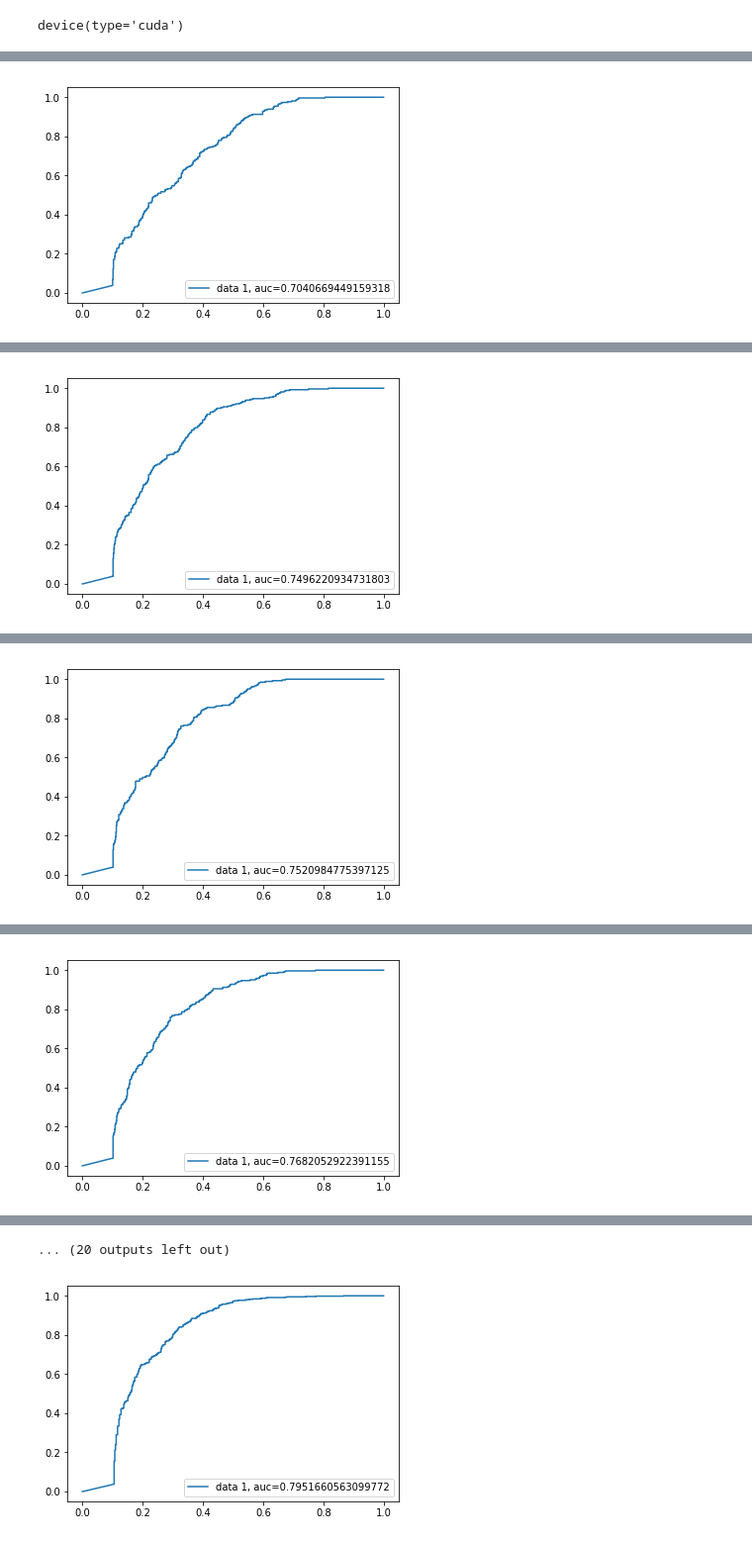
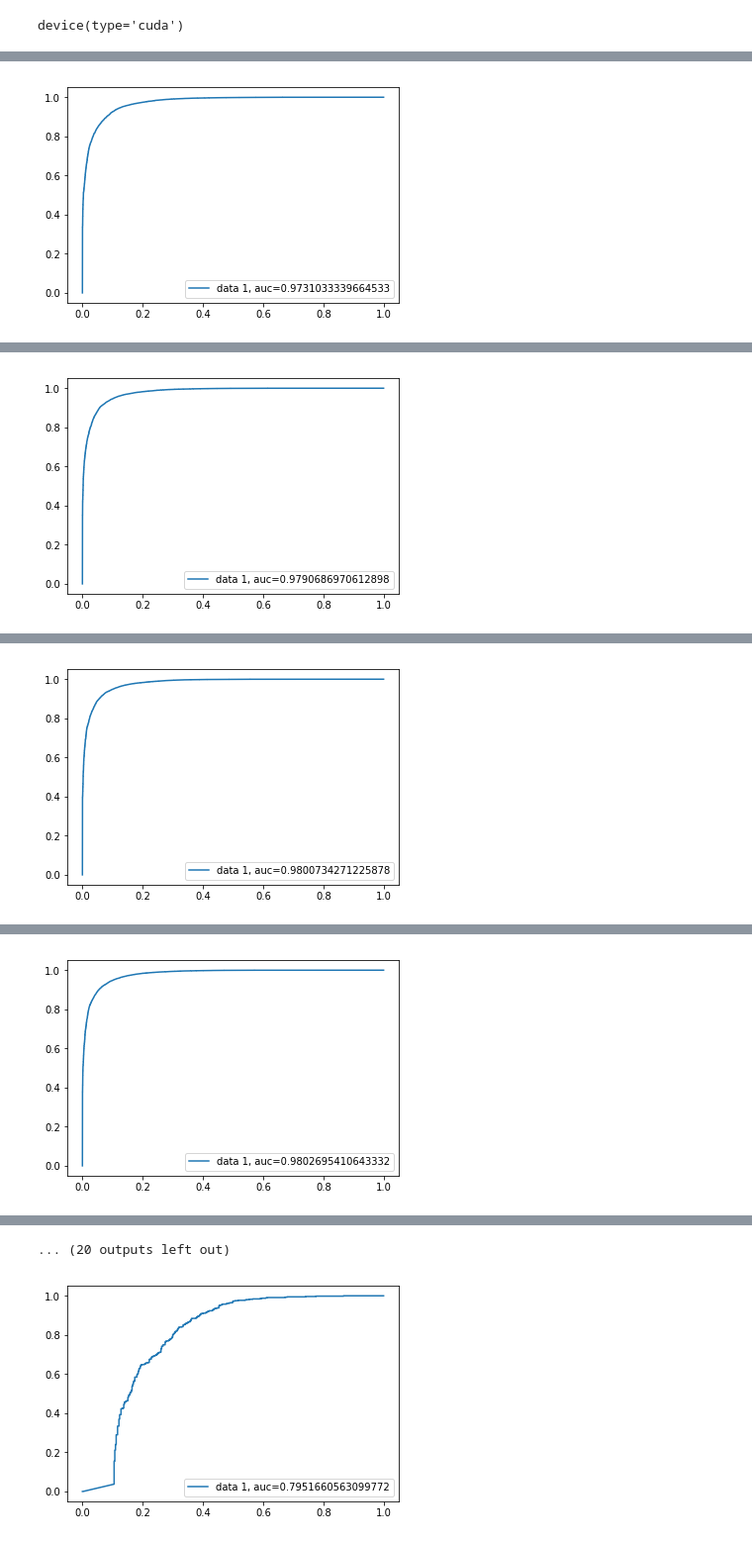
Before and after one commit to horiazegheru/homoglyph-siamese-cnn, a Jupyter notebook: Homoglyph.ipynb, the cells around one changed output, grey strips where cells are left out. Shown: that part at 99% size. Saved outputs shown, nothing was run; the diff lists cells and outputs as text; code cells hidden in the pictures.

```diff
--- a/Homoglyph.ipynb
+++ b/Homoglyph.ipynb
@@ -49,19 +27,19 @@ device
 # %% [output]
 device(type='cuda')
 # %%
-dataset_type = 'process'
-#dataset_type = 'domain'
+# dataset_type = 'process'
+dataset_type = 'domain'
 
 OUTPUT_DIR = 'output'
 
 if dataset_type == 'domain':
     OUTPUT_FILE = os.path.join(OUTPUT_DIR, 'domain_results.pkl')
-    INPUT_FILE = os.path.join('./gdrive/My Drive/Colab Notebooks/data', 'domains_spoof.pkl')
+    INPUT_FILE = os.path.join('./data', 'domains_spoof.pkl')
     IMAGE_FILE = os.path.join(OUTPUT_DIR, 'domains_roc_curve.png')
     OUTPUT_NAME = 'Domain Spoofing'
 elif dataset_type == 'process':
     OUTPUT_FILE = os.path.join(OUTPUT_DIR, 'process_results.pkl')
-    INPUT_FILE = os.path.join('./gdrive/My Drive/Colab Notebooks/data', 'process_spoof.pkl')
+    INPUT_FILE = os.path.join('./data', 'process_spoof.pkl')
     IMAGE_FILE = os.path.join(OUTPUT_DIR, 'process_roc_curve.png')
     OUTPUT_NAME = 'Process Spoofing'
 else:
@@ -91,7 +69,10 @@ text_location = (0, 0)
 
 with open(INPUT_FILE, 'rb') as f:
     data = pickle.load(f)
+    print(len(data['train']))
+    print(len(data['validate']))
+    print(len(data['test']))
 
-data['train'] = random.sample(data['train'], 20000)
-data['validate'] = random.sample(data['validate'], 1000)
-data['test'] = random.sample(data['test'], 1000)
+data['train'] = random.sample(data['train'], 800000)
+data['validate'] = random.sample(data['validate'], 50000)
+# data['test'] = random.sample(data['test'], 50000)
@@ -244,7 +212,7 @@ def plot_loss(loss, label, color='blue'):
 
 
 def train(model, device, train_loader, optimizer, epoch, batch_size=8):
-    log_interval = int(4000 / batch_size)
+    log_interval = int(50000 / batch_size)
 
     model.train()
     train_loss = 0
@@ -283,6 +251,9 @@ def validate(model, device, validation_loader, optimizer, epoch, batch_size=8):
     test_loss = 0
     with torch.no_grad():
         num_iter = 0
+        dists_acc = []
+        targets_acc = []
+
         for data, target in validation_loader:
             data, target = data.to(device), target.to(device)
             data_permuted = data.permute(1, 0, 2, 3, 4)
@@ -292,21 +263,17 @@ def validate(model, device, validation_loader, optimizer, epoch, batch_size=8):
             output = model(data1, data2)
             output1 = output[:batch_size]
             output2 = output[batch_size:]
+            dists = F.pairwise_distance(output1, output2)
+            dists_acc.extend(dists.cpu().detach().numpy())
+            targets_acc.extend(target.cpu().detach().numpy())
 
             test_loss +=  criterion(output1, output2, target)
             num_iter += 1
 
     test_loss /= num_iter
-
-    validation_batch = validation_loader.dataset.tensors[0].permute(1, 0, 2, 3, 4)
-    validation_labels = validation_loader.dataset.tensors[1].cpu().detach().numpy()
-    output = model(validation_batch[0], validation_batch[1])
-    outs1 = output[:1000]
-    outs2 = output[1000:]
-    dists = F.pairwise_distance(outs1, outs2)
-    classified = dists.cpu().detach().numpy()
-    fpr, tpr, _ = roc_curve(validation_labels,  -classified)
-    auc = roc_auc_score(validation_labels, -classified)
+    classified = -np.array(dists_acc)
+    fpr, tpr, _ = roc_curve(np.array(targets_acc), classified)
+    auc = roc_auc_score(targets_acc, classified)
     pyplot.plot(fpr,tpr,label="data 1, auc="+str(auc))
     pyplot.legend(loc=4)
     pyplot.show()
@@ -334 +312 @@ Train Epoch: 1 [16000/20000 (80%)]      Loss: 0.258855
-[figure, old version]
+[figure, new version]
@@ -342 +331 @@ Train Epoch: 2 [16000/20000 (80%)]      Loss: 0.320842
-[figure, old version]
+[figure, new version]
@@ -350 +350 @@ Train Epoch: 3 [16000/20000 (80%)]      Loss: 0.208383
-[figure, old version]
+[figure, new version]
@@ -358 +369 @@ Train Epoch: 4 [16000/20000 (80%)]      Loss: 0.261619
-[figure, old version]
+[figure, new version]
```
Also changed, not shown: parts of 16 cells of this notebook.
